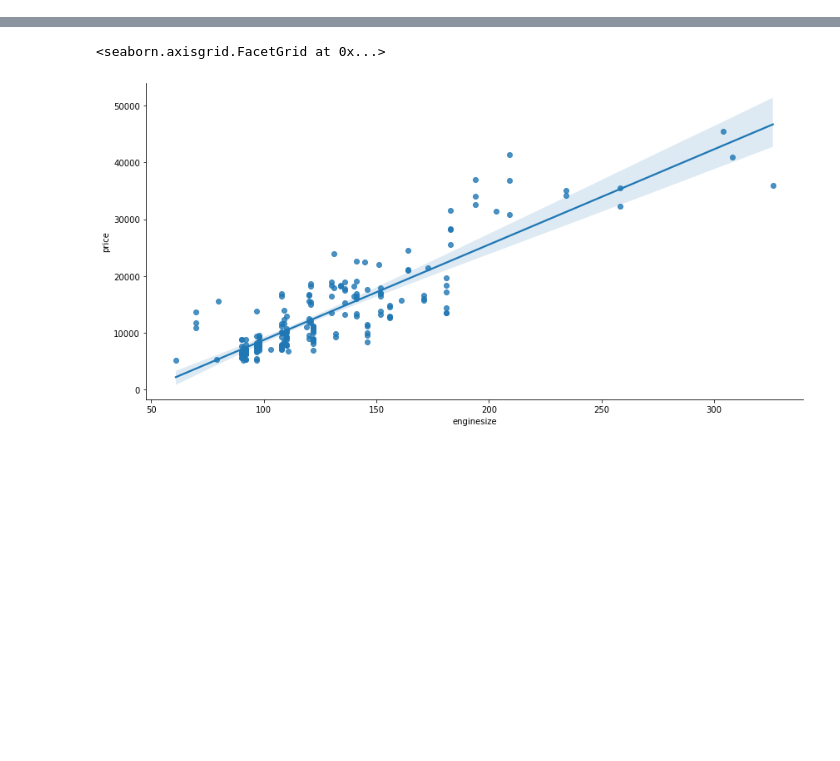
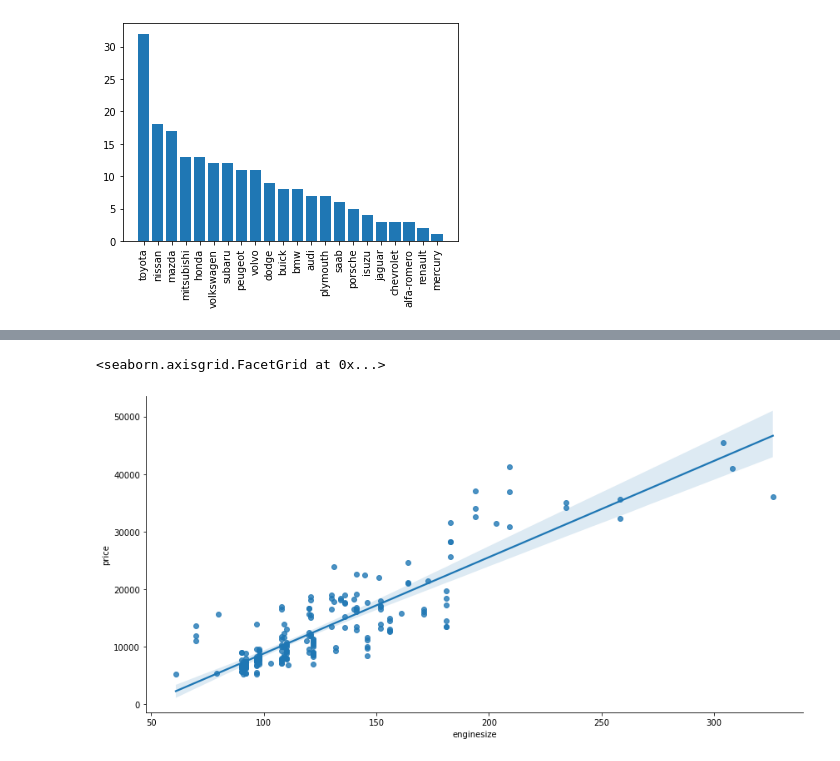
Before and after one commit to bayu-wilson/mini-projects, a Jupyter notebook: carPrice_Reg/carPrices.ipynb, the cells around one changed output, grey strips where cells are left out. Cells and saved outputs as stored; diff of their text form; code cells hidden in the pictures; blank space fills up the shorter version.

```diff
--- a/carPrice_Reg/carPrices.ipynb
+++ b/carPrice_Reg/carPrices.ipynb
@@ -25,0 +36,10 @@ Index(['car_ID', 'symboling', 'CarName', 'fueltype', 'aspiration',
+# %%
+# sns.barplot(data=df,x="CarCompany",y=df.CarCompany.value_counts().values)
+# plt.bar(df.CarCompany.value_counts())
+x = np.array(df.CarCompany.value_counts().keys())
+y = df.CarCompany.value_counts().values
+plt.bar(x,y)
+plt.xticks(rotation=90);
+# pd.DataFrame(df.CarCompany.value_counts()).plot('bar')
+# %% [output]
+[figure, added]
```
Also changed, not shown: parts of 15 cells of this notebook, 2 other files.
